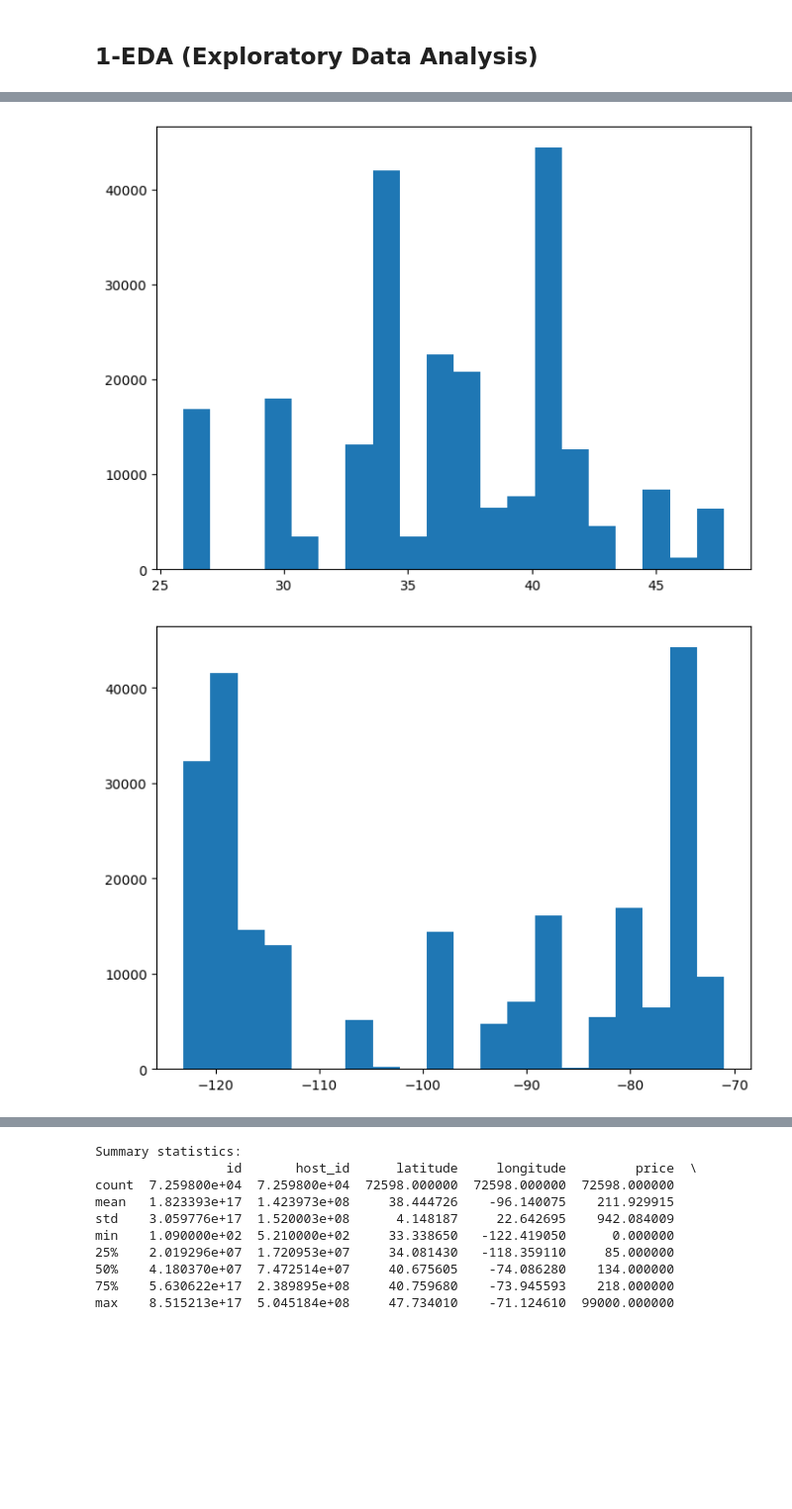
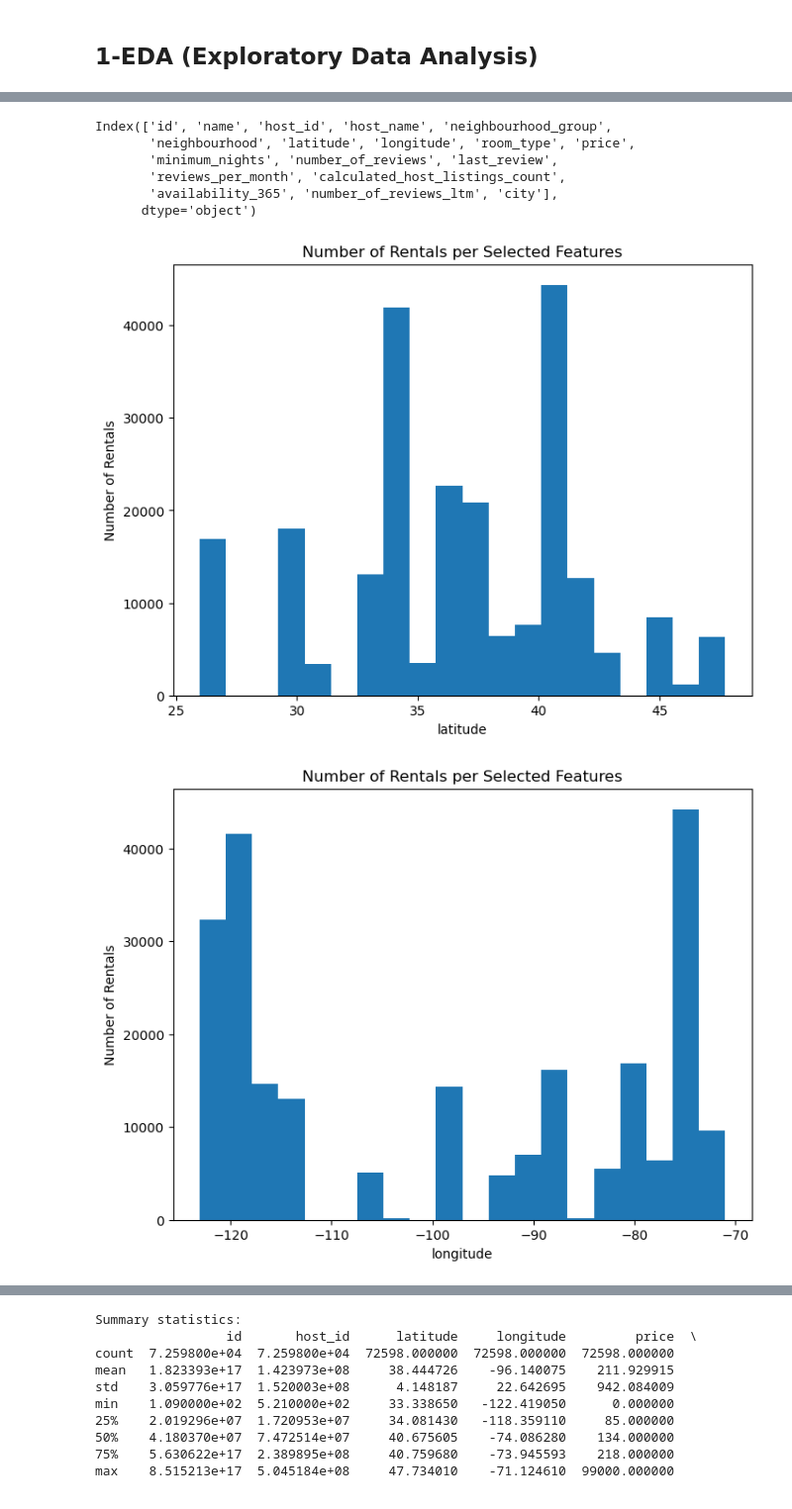
Before and after one commit to rahkooy/Car_Price_Prediction, a Jupyter notebook: price_predict.ipynb, the cells around one changed output, grey strips where cells are left out. Shown at 99% size. Cells and saved outputs as stored; diff of their text form; code cells hidden in the pictures; blank space fills up the shorter version.

```diff
--- a/price_predict.ipynb
+++ b/price_predict.ipynb
@@ -34,13 +34,25 @@ data.head(3)
 | 0 | 958 | Bright, Modern Garden Unit - 1BR/... | 1169 | Holly | NaN | Western Addition | 37.77028 | -122.43317 | ... |
 | 1 | 5858 | Creative Sanctuary | 8904 | Philip And Tania | NaN | Bernal Heights | 37.74474 | -122.42089 | ... |
 | 2 | 8142 | Friendly Room Apt. Style -UCSF/US... | 21994 | Aaron | NaN | Haight Ashbury | 37.76555 | -122.45213 | ... |
+# %%
+data.columns
+# %% [output]
+Index(['id', 'name', 'host_id', 'host_name', 'neighbourhood_group',
+       'neighbourhood', 'latitude', 'longitude', 'room_type', 'price',
+       'minimum_nights', 'number_of_reviews', 'last_review',
+       'reviews_per_month', 'calculated_host_listings_count',
+       'availability_365', 'number_of_reviews_ltm', 'city'],
+      dtype='object')
 # %%
 # Anomolies and Outliars detection via matplotlib visualization
 
-numerical_cols = ['latitude','longitude','price']
+numerical_cols = ['latitude','longitude','price','number_of_reviews','availability_365']
 for col in numerical_cols:
     plt.figure(figsize=(8,6))
     plt.hist(data[col],bins=20)
+    plt.title("Number of Rentals per Selected Features")
+    plt.xlabel(col)
+    plt.ylabel("Number of Rentals")
 # %% [output]
-[figure, old version]
+[figure, new version]
-[figure, old version]
+[figure, new version]
```
Also changed, not shown: parts of 4 cells of this notebook.
